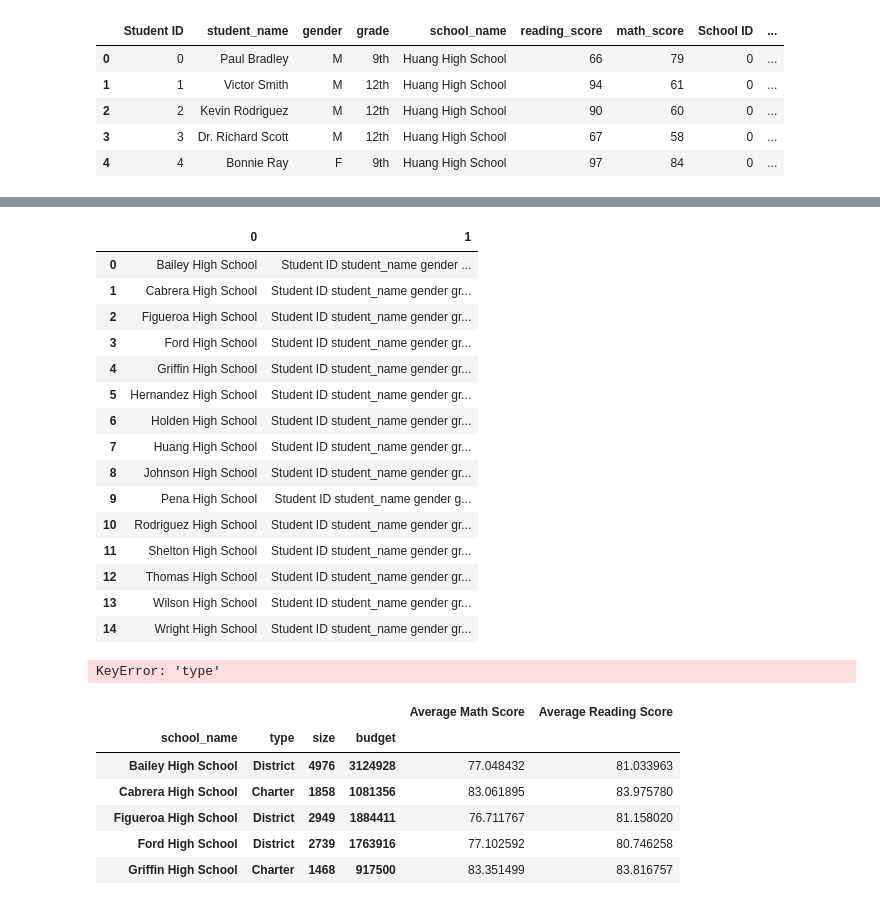
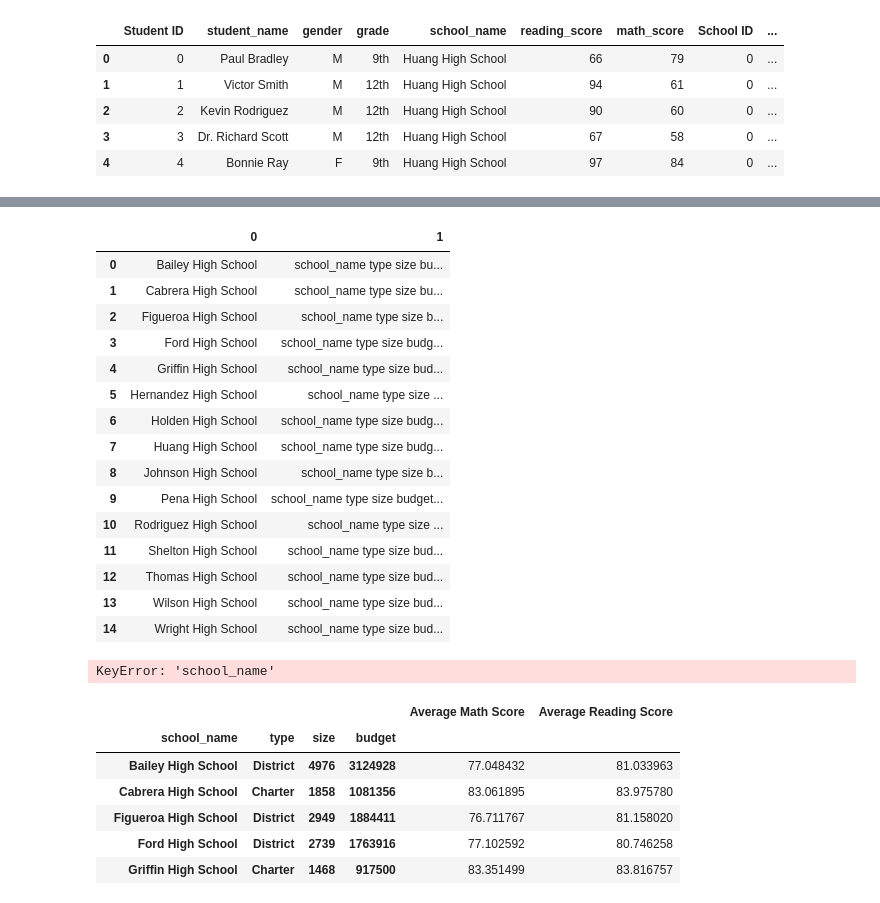
Before and after one commit to ehvandervorst/Pandas-challenge, a Jupyter notebook: PyCitySchools/PyCitySchools.ipynb, the cells around one changed output, grey strips where cells are left out. Cells and saved outputs as stored; diff of their text form; code cells hidden in the pictures.

```diff
--- a/PyCitySchools/PyCitySchools.ipynb
+++ b/PyCitySchools/PyCitySchools.ipynb
@@ -73,0 +65,6 @@ school_both_passing = ((school_data_complete.loc[school_data_complete["math_scor
+# %%
+school_data_complete = school_data_complete.drop('grade', 1)
+school_data_complete = school_data_complete.drop('student_name', 1)
+school_data_complete = school_data_complete.drop('gender', 1)
+school_data_complete = school_data_complete.drop('School ID', 1)
+school_data_complete.head()
@@ -73,0 +78,3 @@ school_both_passing = ((school_data_complete.loc[school_data_complete["math_scor
+# %%
+school_data_complete = school_data_complete[['school_name', 'type', 'size', 'budget', 'math_score', 'reading_score', 'Student ID']]
+school_data_complete.head()
@@ -74,42 +88,43 @@ school_both_passing = ((school_data_complete.loc[school_data_complete["math_scor
 # %%
-school_group_object = school_data_complete.groupby(["school_name"], as_index=True)
+school_group_object = school_data_complete.groupby(['school_name'], as_index = False)
 school_group = pd.DataFrame(school_group_object)
 school_group
 # %% [output]
 |  | 0 | 1 |
-| 0 | Bailey High School | Student ID student_name gender ... |
-| 1 | Cabrera High School | Student ID student_name gender gr... |
-| 2 | Figueroa High School | Student ID student_name gender gr... |
-| 3 | Ford High School | Student ID student_name gender gr... |
-| 4 | Griffin High School | Student ID student_name gender gr... |
-| 5 | Hernandez High School | Student ID student_name gender gr... |
-| 6 | Holden High School | Student ID student_name gender gr... |
-| 7 | Huang High School | Student ID student_name gender gr... |
-| 8 | Johnson High School | Student ID student_name gender gr... |
-| 9 | Pena High School | Student ID student_name gender g... |
-| 10 | Rodriguez High School | Student ID student_name gender gr... |
-| 11 | Shelton High School | Student ID student_name gender gr... |
-| 12 | Thomas High School | Student ID student_name gender gr... |
-| 13 | Wilson High School | Student ID student_name gender gr... |
-| 14 | Wright High School | Student ID student_name gender gr... |
+| 0 | Bailey High School | school_name type size bu... |
+| 1 | Cabrera High School | school_name type size bu... |
+| 2 | Figueroa High School | school_name type size b... |
+| 3 | Ford High School | school_name type size budg... |
+| 4 | Griffin High School | school_name type size bud... |
+| 5 | Hernandez High School | school_name type size ... |
+| 6 | Holden High School | school_name type size budg... |
+| 7 | Huang High School | school_name type size budg... |
+| 8 | Johnson High School | school_name type size b... |
+| 9 | Pena High School | school_name type size budget... |
+| 10 | Rodriguez High School | school_name type size ... |
+| 11 | Shelton High School | school_name type size bud... |
+| 12 | Thomas High School | school_name type size bud... |
+| 13 | Wilson High School | school_name type size bud... |
+| 14 | Wright High School | school_name type size bud... |
 # %%
-school_type = school_group["type"]
-school_size = school_group["size"]
-school_budget = school_group["budget"]
-student_budget = (school_budget)/(school_size)
-school_math_average = round(school_group["math_score"].mean())
-school_reading_average = round(school_group["reading_score"].mean())
-school_math_passing = ((school_group["math_score"] >69).sum()/len(school_group["school_name"])) *100
-school_reading_passing = ((school_group["reading_score"] >69).sum()/len(school_group["school_name"])) *100
-school_both_passing = (((school_group["math_score"]>69) & (school_group["reading_score"]>69)).sum()/len(school_group["school_name"]))*100
+school_name_student = school_group.loc['school_name']
+school_type = school_group.loc['type']
+school_students = school_group.loc[school_group['Student ID']]
+school_budget = school_group.loc['budget']
+student_budget = school_budget/school_students
+school_average_math = school_group.loc[school_group["math_score"].mean()]
+school_average_reading = school_group.loc[school_group["reading_score"].mean()]
+school_math_passing = school_group.loc[school_group["math_score"]>=70].count()
+school_reading_passing = school_group.loc[school_group["math_score"]>=70].count()
+school_both_passing = ((school_group.loc[school_group["math_score"]>=70])&(school_group.loc[school_group["reading_score"]>=70])).count()
 
-school_summary_df = pd.DataFrame({"School Type": [school_type], "Total Students": [school_size], "Total School Budget": [school_budget],
-                                 "Per Student Budget": [student_budget], "Average Math Score": [school_math_average],
-                                 "Average Reading Score": [school_reading_average], "% Passing Math": [school_math_passing],
-                                 "% Passing Reading": [school_reading_passing], "% Overall Passing": [school_both_Passing]})
+school_summary_df = pd.DataFrame({"School Name": [school_name_student], "School Type": [school_type], "Total Students": [school_students],
+                                  "Total School Budget": [school_budget], "Per Student Budget": [student_budget],
+                                  "Average Math Score": [school_average_math], "Average Reading Score": [school_average_reading],
+                                  "Num Passing Math": [school_math_passing], "Num Passing Reading": [school_reading_passing], "Num Overall Passing": [school_both_Passing]})
 school_summary_df
 # %% [output]
-KeyError: 'type'
+KeyError: 'school_name'
 # %%
 import numpy as np
 school_group.groupby(["school_name"]).agg(**{
```
Also changed, not shown: parts of 3 cells of this notebook.
